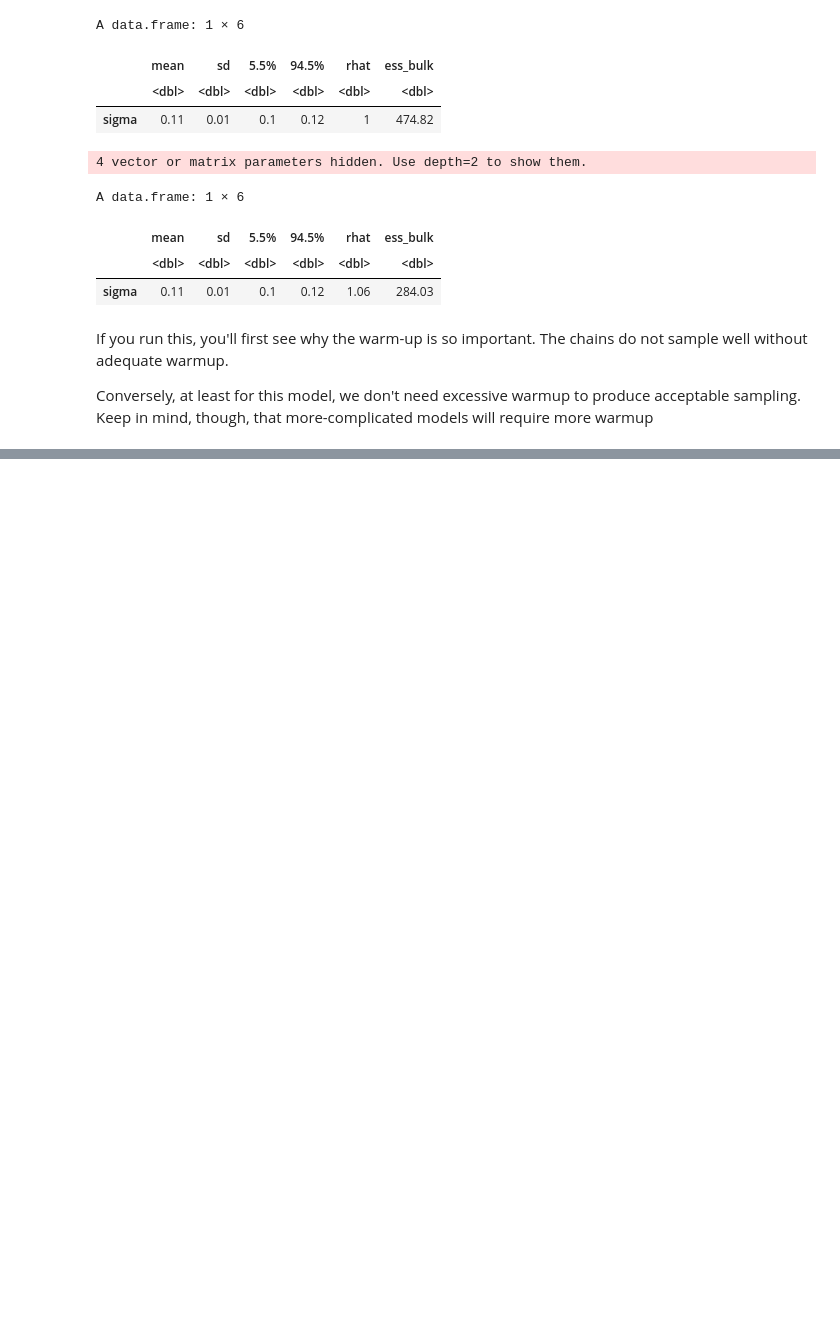
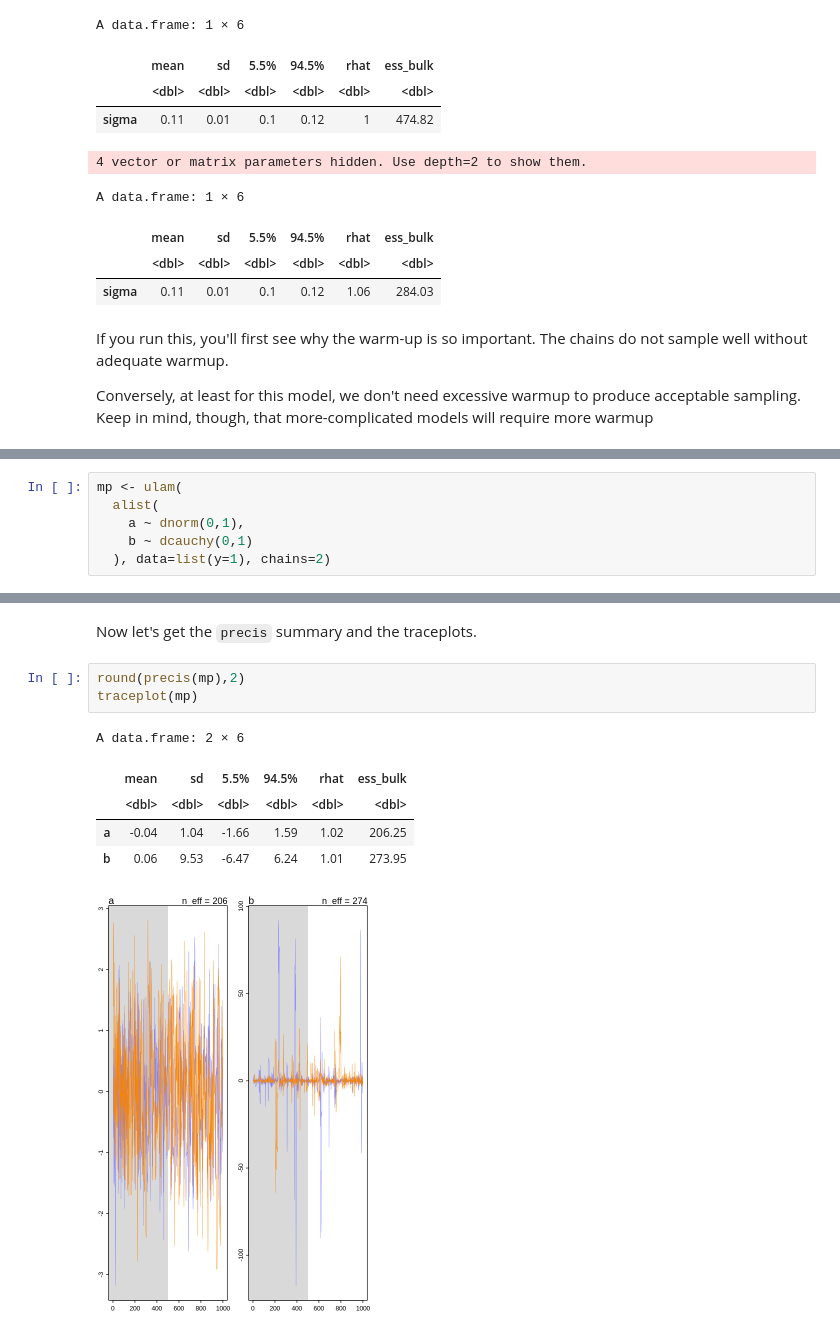
Before and after one commit to nicklausmillican/StatisticalRethinkingIISolutions, a Jupyter notebook: StatisticalRethinkingSolutions2_Ch9.ipynb, the cells around one changed output, grey strips where cells are left out. Cells and saved outputs as stored; diff of their text form; blank space fills up the shorter version.

```diff
--- a/StatisticalRethinkingSolutions2_Ch9.ipynb
+++ b/StatisticalRethinkingSolutions2_Ch9.ipynb
@@ -871,0 +892,6 @@ Conversely, at least for this model, we don't need excessive warmup to produce a
+# %%
+mp <- ulam(
+  alist(
+    a ~ dnorm(0,1),
+    b ~ dcauchy(0,1)
+  ), data=list(y=1), chains=2)
@@ -871,0 +916,12 @@ Conversely, at least for this model, we don't need excessive warmup to produce a
+# %% [markdown]
+Now let's get the `precis` summary and the traceplots.
+# %%
+round(precis(mp),2)
+traceplot(mp)
+# %% [output]
+A data.frame: 2 × 6
+|  | mean | sd | 5.5% | 94.5% | rhat | ess_bulk |
+|  | <dbl> | <dbl> | <dbl> | <dbl> | <dbl> | <dbl> |
+| a | -0.04 | 1.04 | -1.66 | 1.59 | 1.02 | 206.25 |
+| b | 0.06 | 9.53 | -6.47 | 6.24 | 1.01 | 273.95 |
+[figure, added]
```
Also changed, not shown: parts of 11 cells of this notebook.
